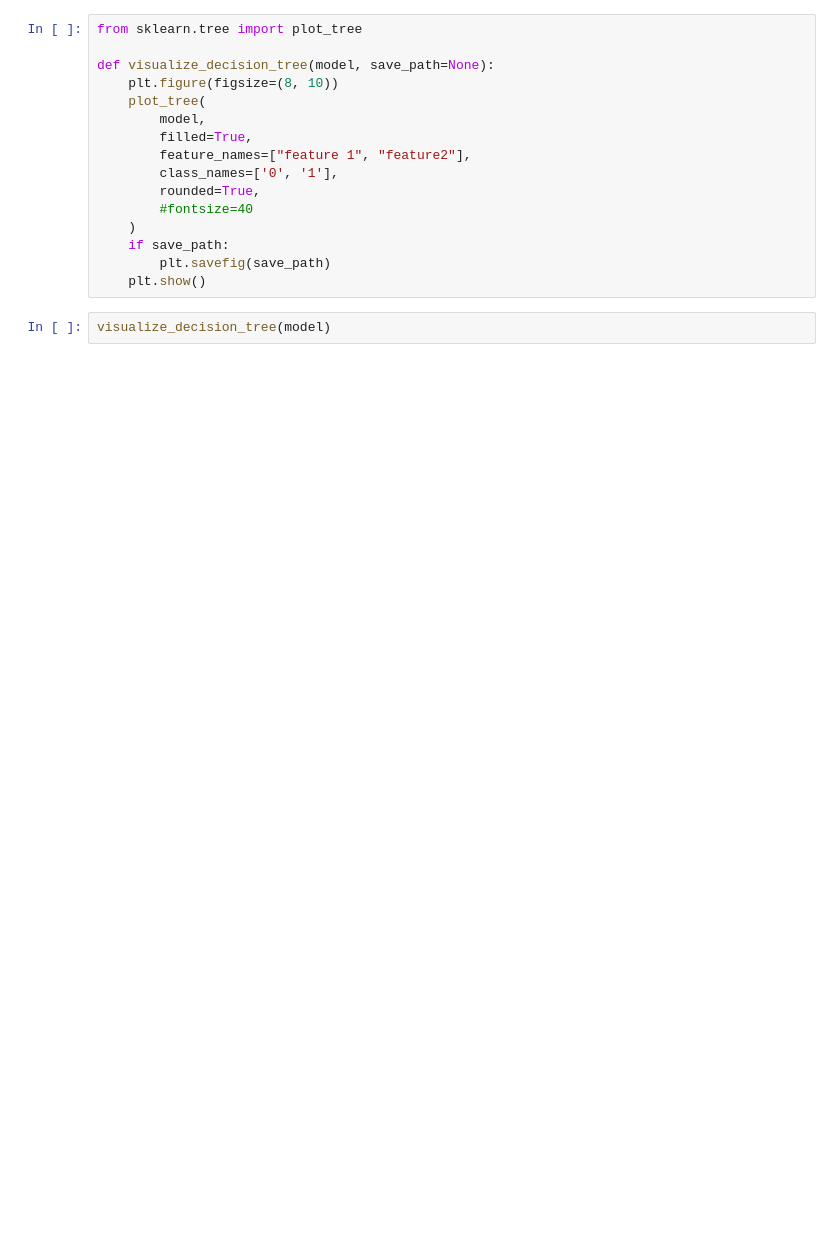
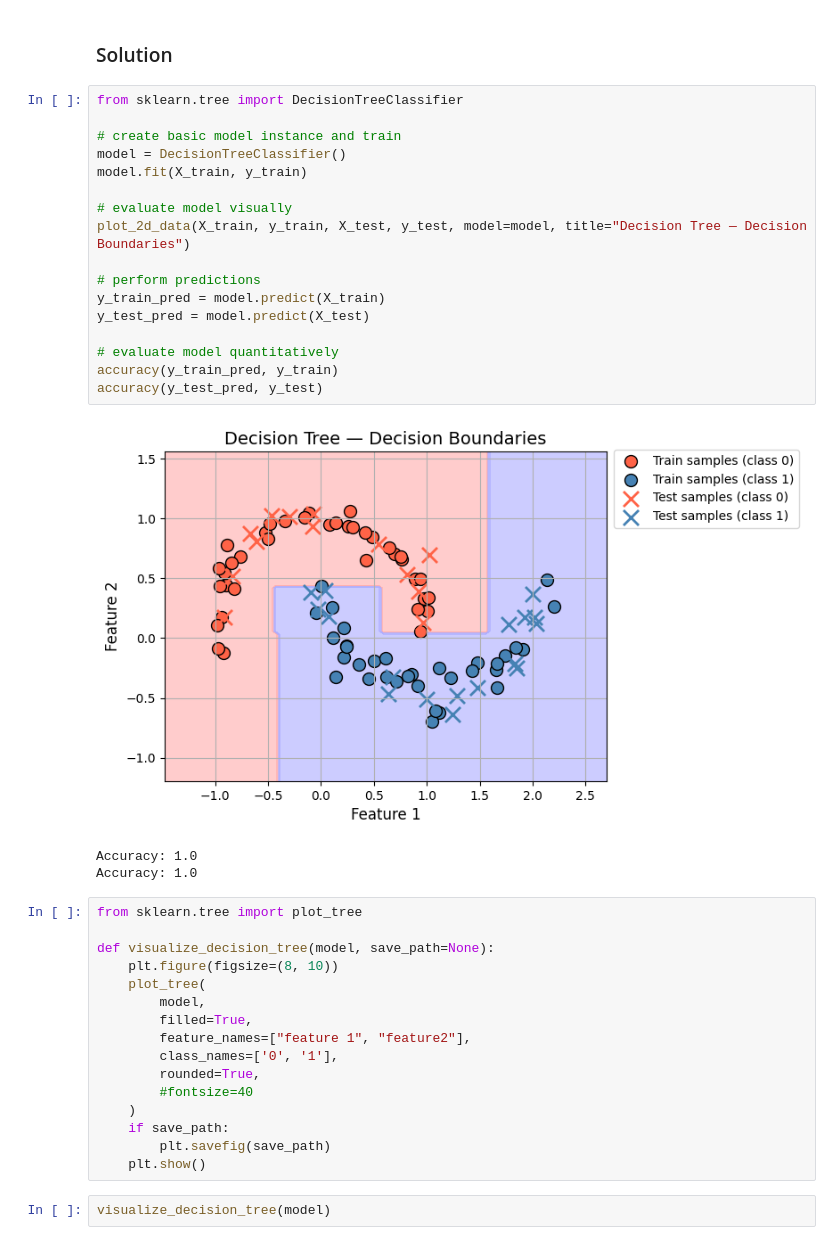
Before and after one commit to julien-marteen-akay-u2p/my-first-binder, a Jupyter notebook: my_notebook.ipynb, the cells around one changed output. Drawn from its saved outputs; the diff is of its cells as text; blank space fills up the shorter version.

```diff
--- a/my_notebook.ipynb
+++ b/my_notebook.ipynb
@@ -112,3 +199,26 @@ if __name__ == "__main__":
+# %% [markdown]
+### Solution
+# %%
+from sklearn.tree import DecisionTreeClassifier
+
+# create basic model instance and train
+model = DecisionTreeClassifier()
+model.fit(X_train, y_train)
+
+# evaluate model visually
+plot_2d_data(X_train, y_train, X_test, y_test, model=model, title="Decision Tree — Decision Boundaries")
+
+# perform predictions
+y_train_pred = model.predict(X_train)
+y_test_pred = model.predict(X_test)
+
+# evaluate model quantitatively
+accuracy(y_train_pred, y_train)
+accuracy(y_test_pred, y_test)
+# %% [output]
+[figure, added]
+Accuracy: 1.0
+Accuracy: 1.0
 # %%
 from sklearn.tree import plot_tree
 
```
Also changed, not shown: parts of 47 cells of this notebook.
